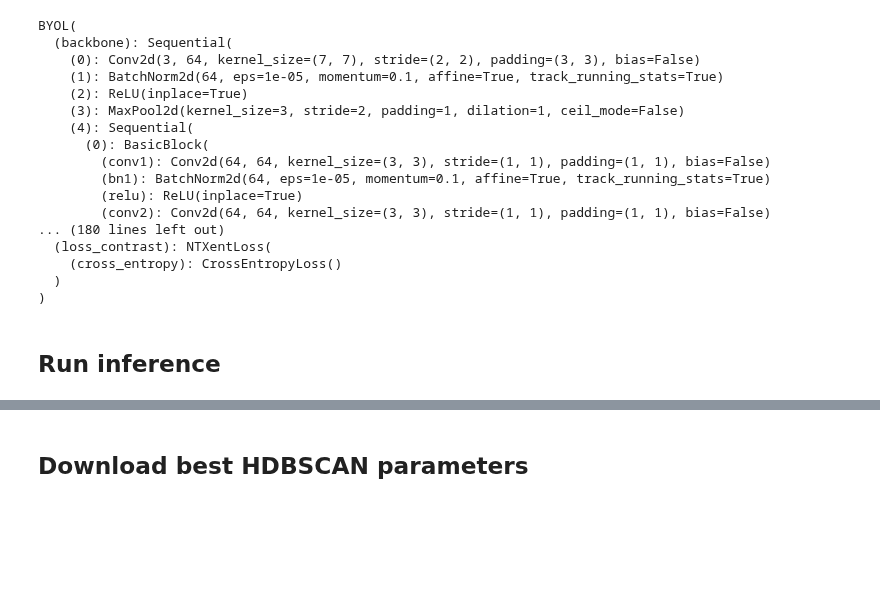
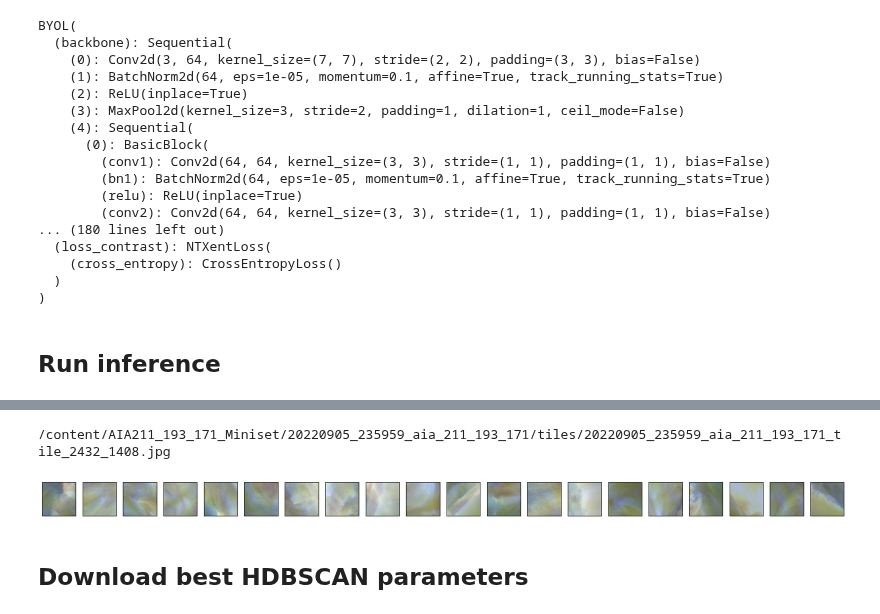
Before and after one commit to hits-sdo/hits-sdo-similaritysearch, a Jupyter notebook: search_byol/byol_index_retrieval_pl.ipynb, the cells around one changed output, grey strips where cells are left out. Saved outputs shown, nothing was run; the diff lists cells and outputs as text; code cells hidden in the pictures; blank space fills up the shorter version.

Commit message:
Get similar images based on cosine similarity

```diff
--- a/search_byol/byol_index_retrieval_pl.ipynb
+++ b/search_byol/byol_index_retrieval_pl.ipynb
@@ -382,3 +387,8 @@ for (x0, image_file) in batches_bar:
 
 embeddings_inference = np.concatenate(inference_list, axis=0)
 returned_images = np.concatenate(filename_list)
+# %%
+# Created pd dataframe from embeddings inference
+embeddings_index = pd.DataFrame(embeddings_inference)
+embeddings_index['FileName'] = returned_images
+embeddings_index
@@ -384,0 +409,9 @@ returned_images = np.concatenate(filename_list)
+# %%
+# Select random embedding
+embeddings_index.iloc[:,:32].values
+query_index = np.random.choice(embeddings_index.shape[0], size=1)
+query_embedding = embeddings_index.iloc[query_index,:32]
+
+print(query_embedding.shape)
+print(embeddings_index.iloc[:,:32].values.shape)
+print(embeddings_index.shape)
@@ -384,0 +425,4 @@ returned_images = np.concatenate(filename_list)
+# %%
+# Calculate cosine sim on all embeddings compared to query_embedding
+embeddings_index['cosine_similarity'] = cosine_similarity(embeddings_index.iloc[:,:32].values, query_embedding)
+embeddings_index
@@ -384,0 +443,6 @@ returned_images = np.concatenate(filename_list)
+# %%
+# Get k nearest neighbors based on cosine_similarity
+query_neighbors = embeddings_index.sort_values(by=['cosine_similarity'], ascending=False)
+k = 20
+kquery_neighbors = query_neighbors.iloc[:k,:33]
+kquery_neighbors
@@ -385,3 +468,18 @@ returned_images = np.concatenate(filename_list)
+# %%
+print(kquery_neighbors.iloc[0, 32])
+# %% [output]
+/content/AIA211_193_171_Miniset/20220905_235959_aia_211_193_171/tiles/20220905_235959_aia_211_193_171_tile_2432_1408.jpg
+# %%
+fig, ax = plt.subplots(1, k, figsize=(25, 25))
+for i in range(k):
+  img = read_image(image_loc=kquery_neighbors.iloc[i,32], image_format='jpg')
+  ax[i].imshow(img)
+  ax[i].set_xticks([])
+  ax[i].set_yticks([])
+
+plt.show()
+# %% [output]
+[figure, added]
 # %% [markdown]
 ## Download best HDBSCAN parameters
 # %%
```
Also changed, not shown: parts of 10 cells of this notebook.
